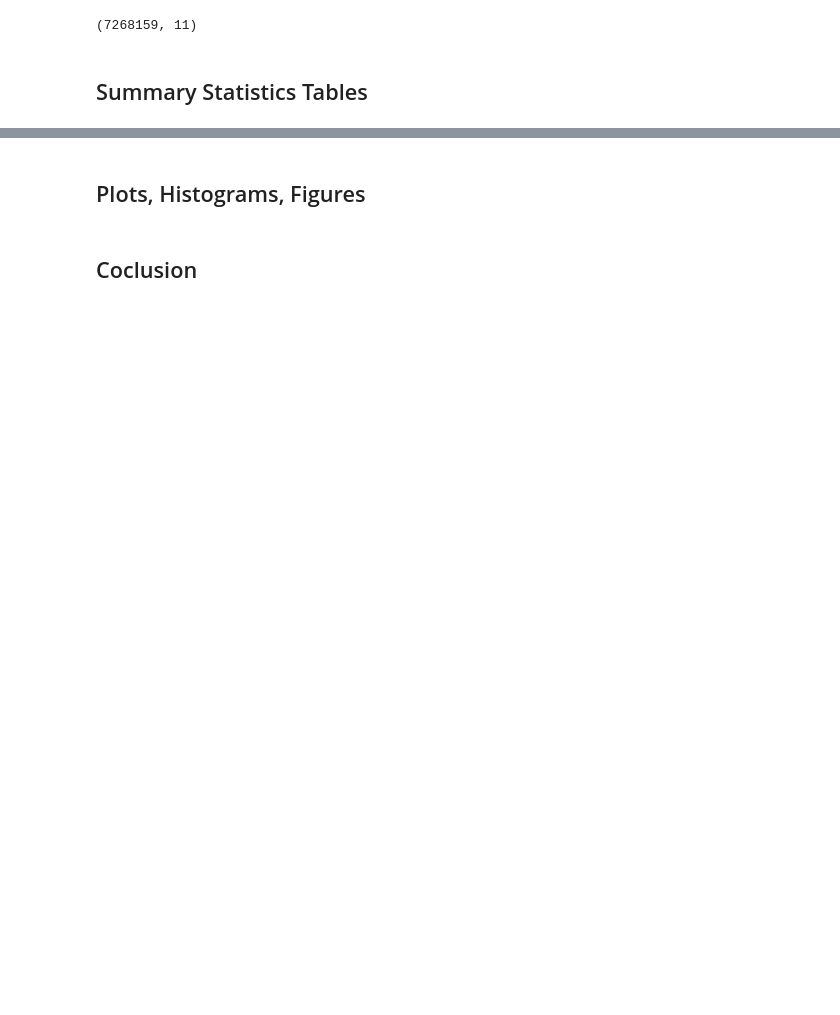
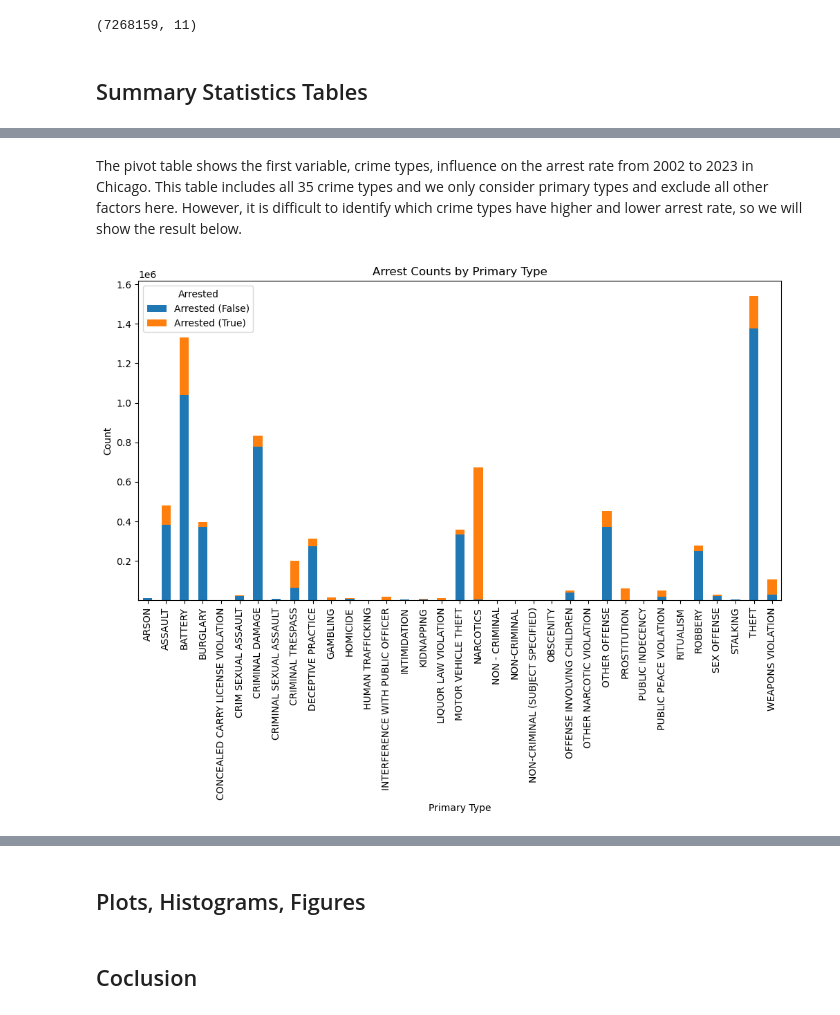
Before and after one commit to XingyuWang06/ECO225Project, a Jupyter notebook: Project1.ipynb, the cells around one changed output, grey strips where cells are left out. Cells and saved outputs as stored; diff of their text form; code cells hidden in the pictures; blank space fills up the shorter version.

```diff
--- a/Project1.ipynb
+++ b/Project1.ipynb
@@ -95,0 +77,14 @@ crime_arrest_relation
+# %% [markdown]
+The pivot table shows the first variable, crime types, influence on the arrest rate from 2002 to 2023 in Chicago. This table includes all 35 crime types and we only consider primary types and exclude all other factors here. However, it is difficult to identify which crime types have higher and lower arrest rate, so we will show the result below.
+# %%
+arrest_count.set_index('Primary Type', inplace=True)
+
+# Plot the histogram
+arrest_count.plot(kind='bar', stacked=True, figsize=(12, 6))
+plt.title('Arrest Counts by Primary Type')
+plt.xlabel('Primary Type')
+plt.ylabel('Count')
+plt.legend(title='Arrested')
+plt.show()
+# %% [output]
+[figure, added]
```
Also changed, not shown: parts of 11 cells of this notebook.
